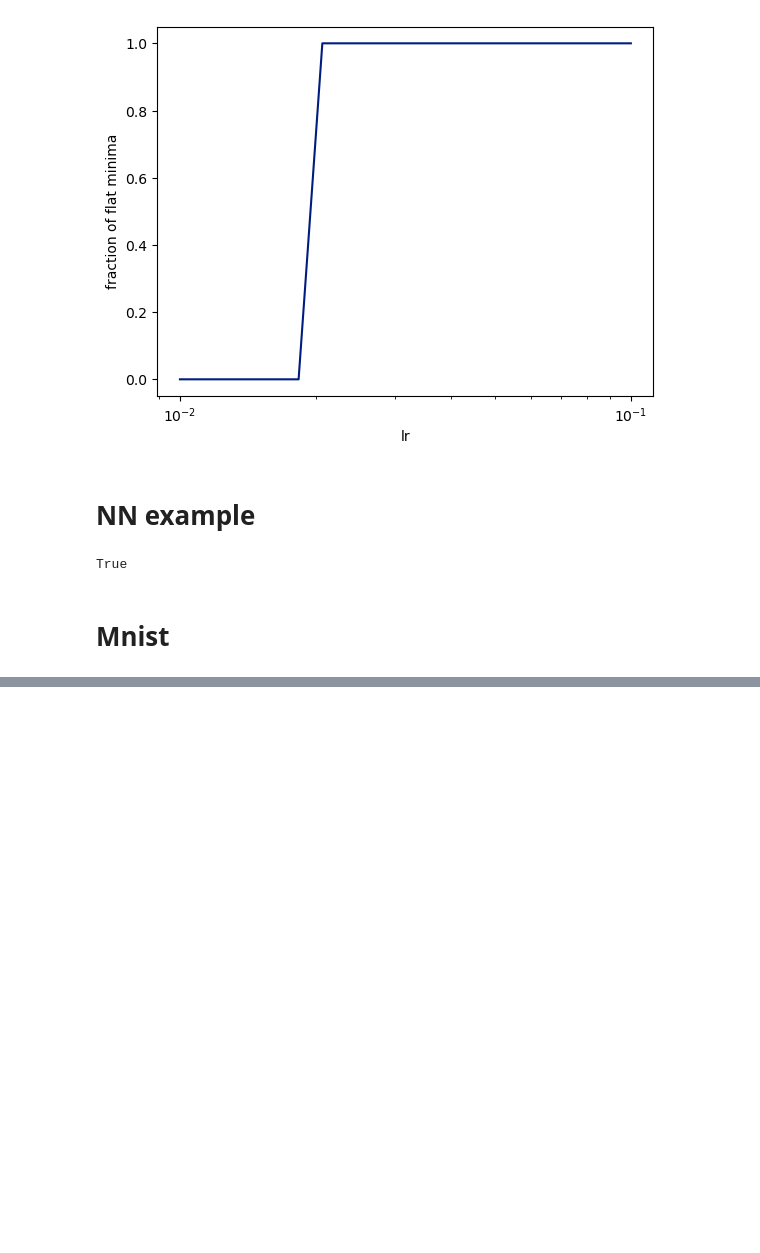
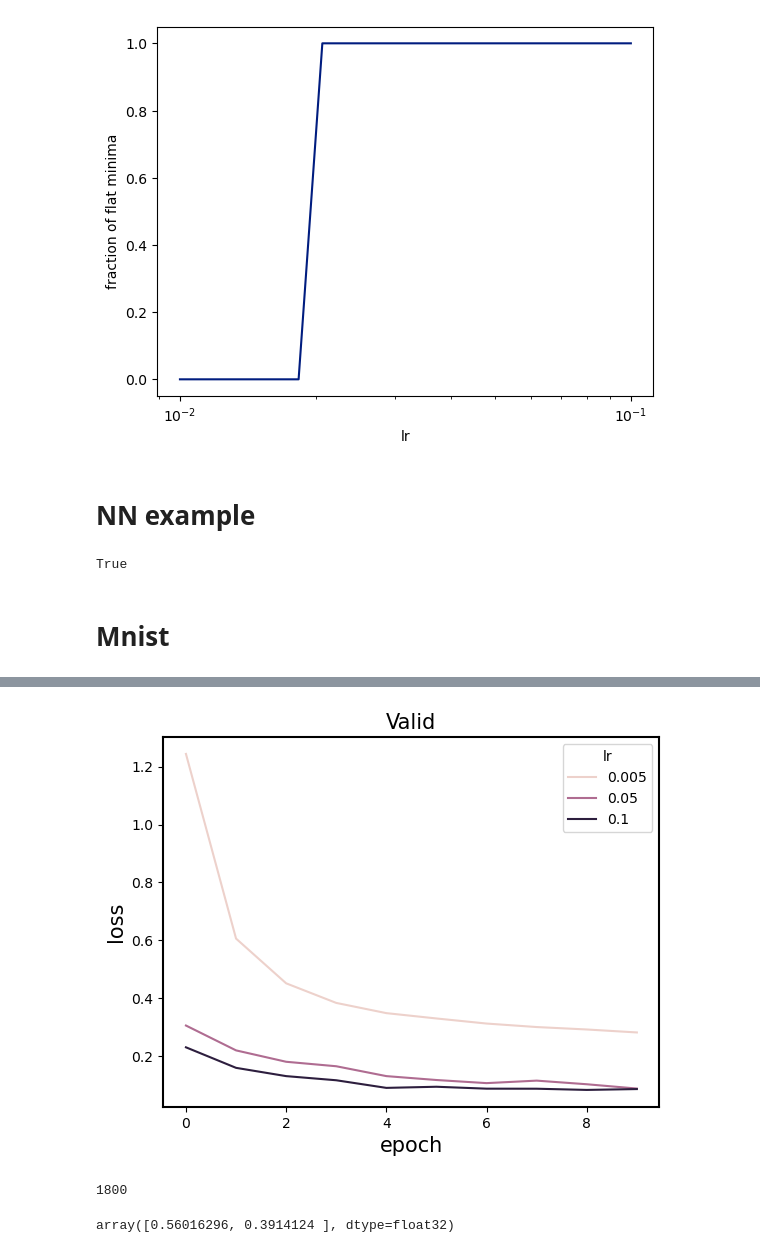
Before and after one commit to grach0v/optimization_large_lr, a Jupyter notebook: experiments/main.ipynb, the cells around one changed output, grey strips where cells are left out. Cells and saved outputs as stored; diff of their text form; code cells hidden in the pictures; blank space fills up the shorter version.

```diff
--- a/experiments/main.ipynb
+++ b/experiments/main.ipynb
@@ -534,0 +557,16 @@ plt.show()
+# %%
+plt.title('Valid')
+sns.lineplot(
+    data=losses_df\
+        .query('type == "valid"')\
+        .groupby(['epoch', 'lr'], as_index=False)\
+        ['loss']\
+        .mean(),
+    x='epoch',
+    y='loss',
+    hue='lr'
+)
+
+plt.show()
+# %% [output]
+[figure, added]
@@ -534,0 +589,4 @@ plt.show()
+# %%
+len(params_hist_df)
+# %% [output]
+1800
@@ -534,0 +596,4 @@ plt.show()
+# %%
+pca.explained_variance_ratio_
+# %% [output]
+array([0.56016296, 0.3914124 ], dtype=float32)
```
Also changed, not shown: parts of 30 cells of this notebook.
